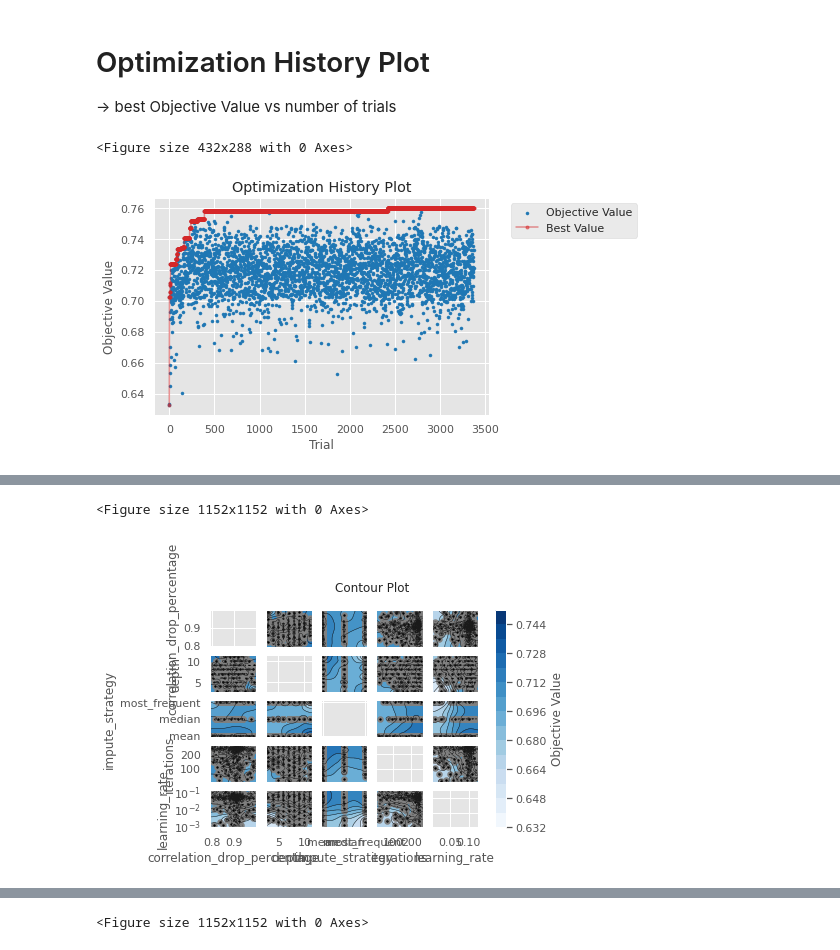
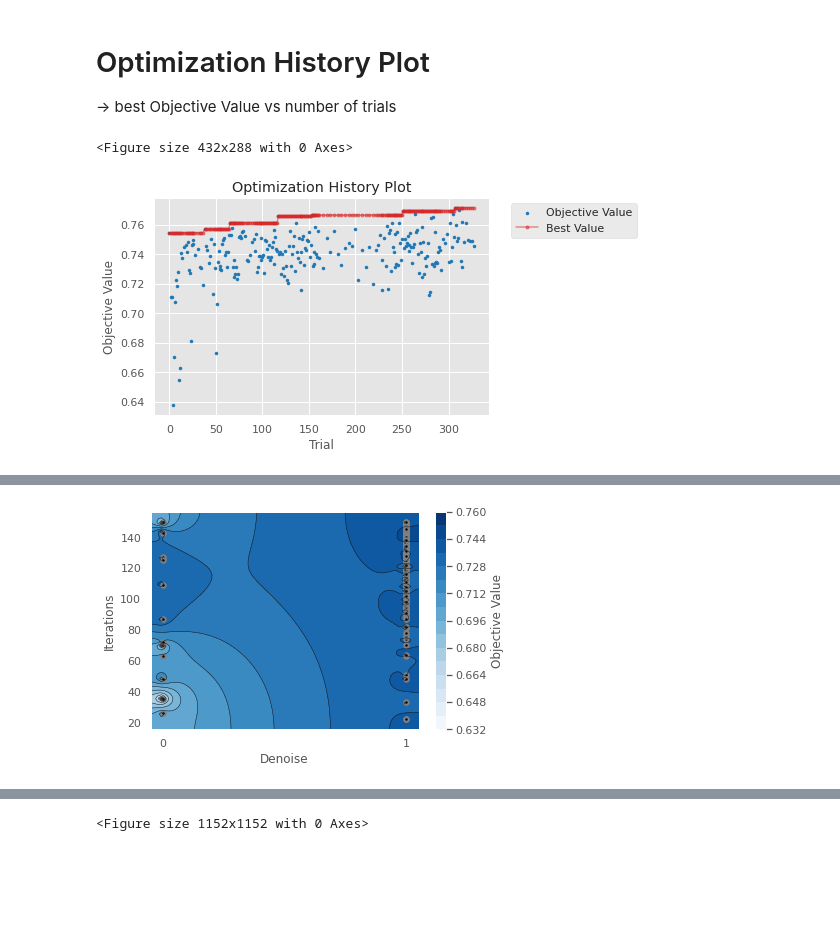
Before and after one commit to J-Gann/AML, a Jupyter notebook: explore_visualize_hyperparam_opt.ipynb, the cells around one changed output, grey strips where cells are left out. Cells and saved outputs as stored; diff of their text form; code cells hidden in the pictures; blank space fills up the shorter version.

Commit message:
Add missing records, add scaffold to generate preprocessed dataset according to best hyperparams

```diff
--- a/explore_visualize_hyperparam_opt.ipynb
+++ b/explore_visualize_hyperparam_opt.ipynb
@@ -13,8 +13,8 @@ from optuna.visualization.matplotlib import plot_parallel_coordinate
 from optuna.visualization.matplotlib import plot_param_importances
 from optuna.visualization.matplotlib import plot_slice
 # %%
-DB_LOCATION = 'sqlite:///220914_results_hyperparameter/optuna.db'
-DB_STUDY_NAME = 'amex3'
+DB_LOCATION = 'sqlite:///220915_results_hyperparameter/optuna.db'
+DB_STUDY_NAME = 'amex4_new_params'
 # %%
 study = optuna.create_study(direction="maximize", storage=DB_LOCATION, load_if_exists=True, study_name=DB_STUDY_NAME)
 best_params = study.best_params
@@ -33,13 +33,16 @@ fig = plt.figure()
 
 plot_optimization_history(study)
 fig.tight_layout()
-plt.savefig('plots/220914_optimization_history_plot.pdf')
+plt.savefig('plots/220915_optimization_history_plot.pdf', bbox_inches='tight')
 # %% [output]
 <Figure size 432x288 with 0 Axes>
-[figure, old version]
+[figure, new version]
 # %%
-fig = plt.figure()
-plot_contour(study)
-fig.set_size_inches(16,16)
-plt.savefig("plots/plot_countour.svg")
+matplotlib.rcParams['lines.markersize'] = 1.0
+plot_contour(study, params=['denoise', 'iterations'])
+plt.xlabel('Denoise')
+plt.ylabel('Iterations')
+plt.xticks([0,1])
+plt.title("")
+plt.savefig("plots/220915_contour_iterations_denoise.pdf", bbox_inches='tight')
 # %% [output]
@@ -47,2 +50 @@ plt.savefig("plots/plot_countour.svg")
-<Figure size 1152x1152 with 0 Axes>
-[figure, old version]
+[figure, new version]
```
Also changed, not shown: parts of 5 cells of this notebook, 3 other files.
